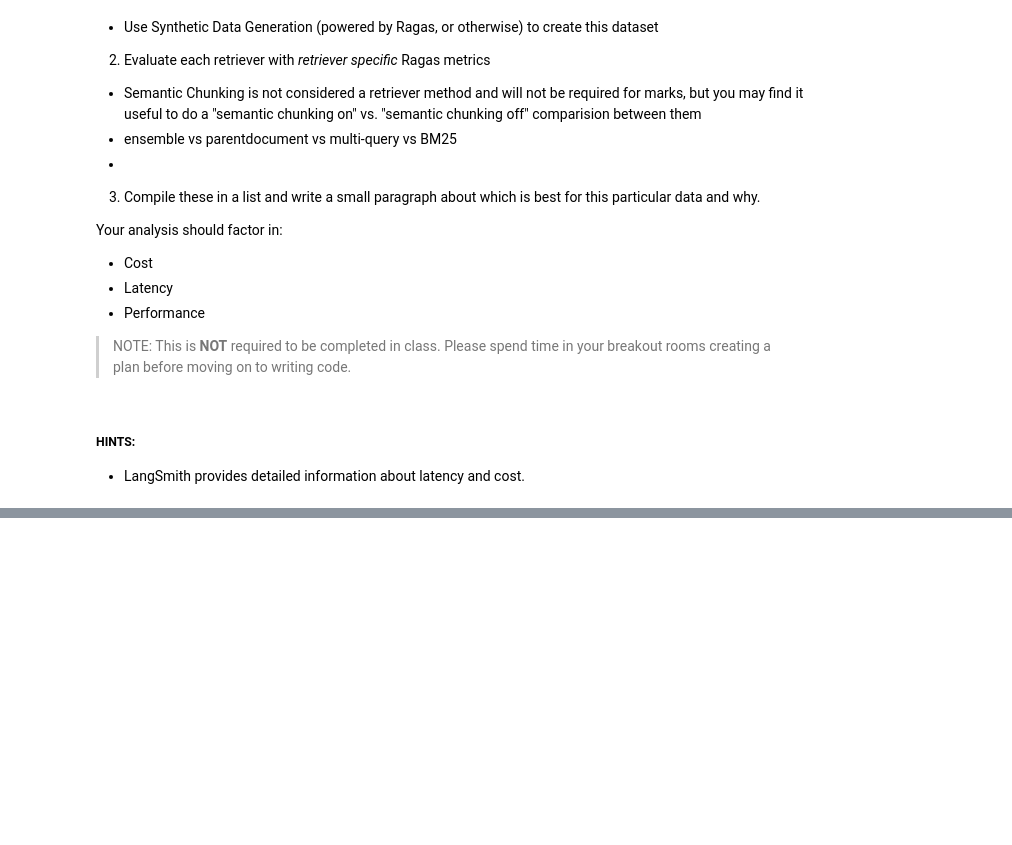
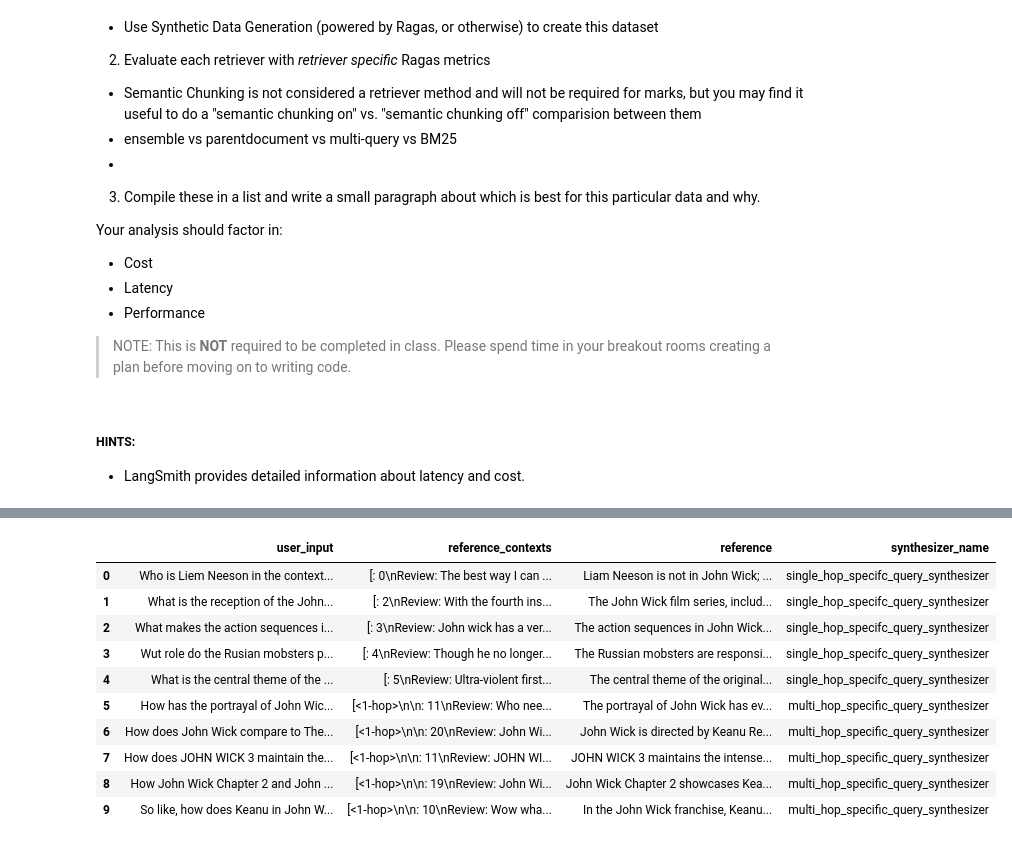
Before and after one commit to Frikster/AIE5, a Jupyter notebook: 13_Advanced_Retrieval/Advanced_Retrieval_with_LangChain_Assignment.ipynb, the cells around one changed output, grey strips where cells are left out. Saved outputs shown, nothing was run; the diff lists cells and outputs as text; code cells hidden in the pictures; blank space fills up the shorter version.

```diff
--- a/13_Advanced_Retrieval/Advanced_Retrieval_with_LangChain_Assignment.ipynb
+++ b/13_Advanced_Retrieval/Advanced_Retrieval_with_LangChain_Assignment.ipynb
@@ -566,3 +566,16 @@ Your analysis should factor in:
 ##### HINTS:
 
 - LangSmith provides detailed information about latency and cost.
+# %%
+# SDG
+from ragas.llms import LangchainLLMWrapper
+from ragas.embeddings import LangchainEmbeddingsWrapper
+from langchain_openai import ChatOpenAI
+from langchain_openai import OpenAIEmbeddings
+generator_llm = LangchainLLMWrapper(ChatOpenAI(model="gpt-4o"))
+generator_embeddings = LangchainEmbeddingsWrapper(OpenAIEmbeddings())
+# %%
+from ragas.testset import TestsetGenerator
+
+generator = TestsetGenerator(llm=generator_llm, embedding_model=generator_embeddings)
+dataset = generator.generate_with_langchain_docs(documents, testset_size=10)
@@ -568,0 +600,14 @@ Your analysis should factor in:
+# %%
+dataset.to_pandas()
+# %% [output]
+|  | user_input | reference_contexts | reference | synthesizer_name |
+| 0 | Who is Liem Neeson in the context... | [: 0\nReview: The best way I can ... | Liam Neeson is not in John Wick; ... | single_hop_specifc_query_synthesizer |
+| 1 | What is the reception of the John... | [: 2\nReview: With the fourth ins... | The John Wick film series, includ... | single_hop_specifc_query_synthesizer |
+| 2 | What makes the action sequences i... | [: 3\nReview: John wick has a ver... | The action sequences in John Wick... | single_hop_specifc_query_synthesizer |
+| 3 | Wut role do the Rusian mobsters p... | [: 4\nReview: Though he no longer... | The Russian mobsters are responsi... | single_hop_specifc_query_synthesizer |
+| 4 | What is the central theme of the ... | [: 5\nReview: Ultra-violent first... | The central theme of the original... | single_hop_specifc_query_synthesizer |
+| 5 | How has the portrayal of John Wic... | [<1-hop>\n\n: 11\nReview: Who nee... | The portrayal of John Wick has ev... | multi_hop_specific_query_synthesizer |
+| 6 | How does John Wick compare to The... | [<1-hop>\n\n: 20\nReview: John Wi... | John Wick is directed by Keanu Re... | multi_hop_specific_query_synthesizer |
+| 7 | How does JOHN WICK 3 maintain the... | [<1-hop>\n\n: 11\nReview: JOHN WI... | JOHN WICK 3 maintains the intense... | multi_hop_specific_query_synthesizer |
+| 8 | How John Wick Chapter 2 and John ... | [<1-hop>\n\n: 19\nReview: John Wi... | John Wick Chapter 2 showcases Kea... | multi_hop_specific_query_synthesizer |
+| 9 | So like, how does Keanu in John W... | [<1-hop>\n\n: 10\nReview: Wow wha... | In the John Wick franchise, Keanu... | multi_hop_specific_query_synthesizer |
```
Also changed, not shown: parts of 32 cells of this notebook, 4 other files.
